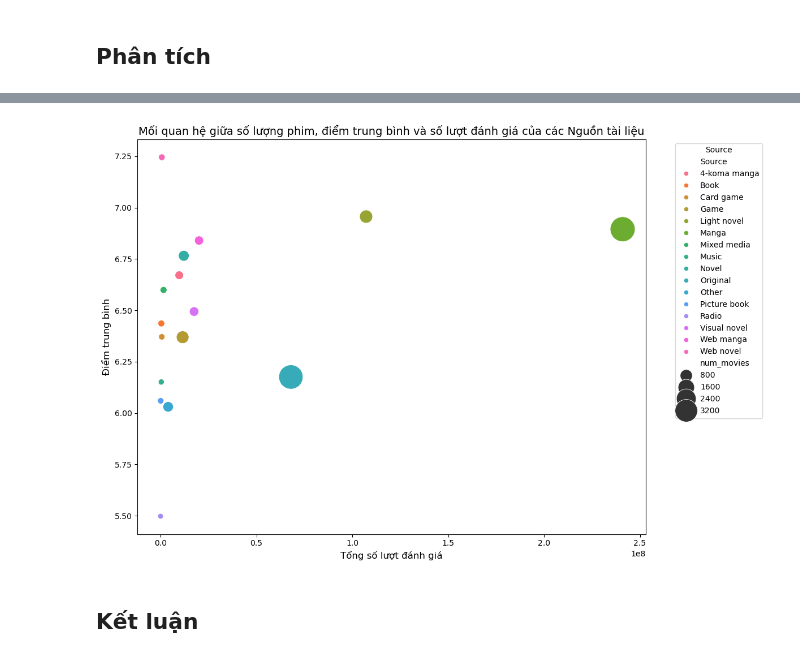
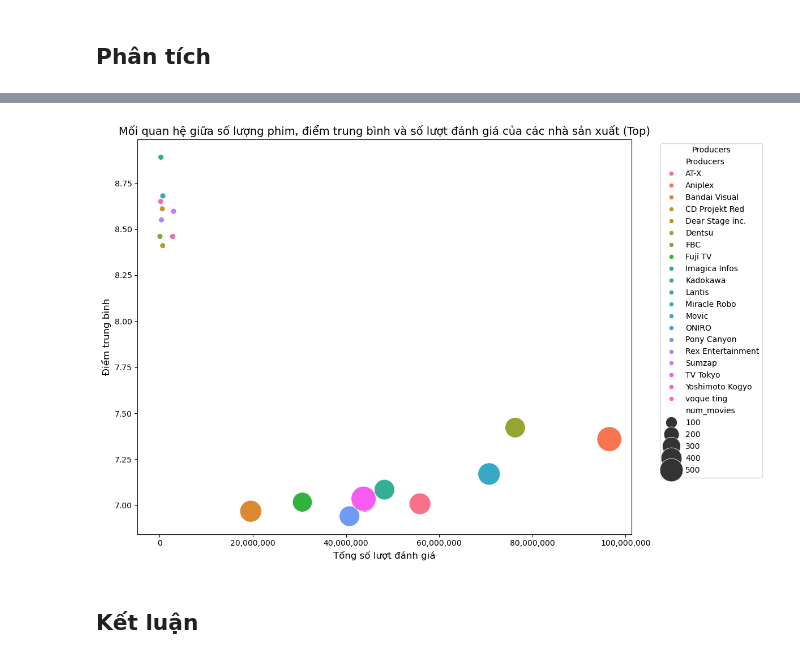
Before and after one commit to V1nk4n/Intro2DS_FinalProject, a Jupyter notebook: data_questions/question_thienanta1501_2.ipynb, the cells around one changed output, grey strips where cells are left out. Saved outputs shown, nothing was run; the diff lists cells and outputs as text; code cells hidden in the pictures.

```diff
--- a/data_questions/question_thienanta1501_2.ipynb
+++ b/data_questions/question_thienanta1501_2.ipynb
@@ -56,5 +80,4 @@ Phần trăm các giá trị 'UNKNOWN' trong cột 'Source': 7.53%
 # %%
-# Với số lượng ít hơn 10% này ta sẽ tiến hành xóa các hàng này luôn
-cleaned_df = cleaned_df[cleaned_df['Source'] != 'UNKNOWN']
+cleaned_df = cleaned_df[cleaned_df['Producers'] != 'UNKNOWN']
 # %%
 # Check kết quả
@@ -63,0 +89,5 @@ print(cleaned_df[cleaned_df['Source'] == 'UNKNOWN'].shape[0])
+# %%
+cleaned_df['Producers'] = cleaned_df['Producers'].str.split(', ')
+cleaned_df = cleaned_df.explode('Producers')
+cleaned_df.head()
+#Xem thử kết quả sau khi explode
@@ -114,42 +175,60 @@ plt.show()
 # %%
-# Tính số lượng phim, điểm trung bình và tổng số lượt đánh giá cho mỗi nguồn
-source_stats = cleaned_df.groupby('Source').agg(
-    num_movies=('Source', 'size'),          # Số lượng phim
-    avg_score=('Score', 'mean'),            # Điểm trung bình
-    total_reviews=('Scored By', 'sum')      # Tổng số lượt đánh giá
+import matplotlib.ticker as ticker
+
+# Tính top nhà sản xuất theo điểm trung bình
+top_score_producers = (
+    cleaned_df.groupby('Producers')['Score'].mean()
+    .sort_values(ascending=False)
+    .head(10).index
+)
+
+# Tính top nhà sản xuất theo số lượng phim
+top_count_producers = cleaned_df['Producers'].value_counts().head(10).index
+
+# Kết hợp hai danh sách
+top_producers = set(top_score_producers).union(top_count_producers)
+
+# Lọc dữ liệu cho các nhà sản xuất này
+filtered_df = cleaned_df[cleaned_df['Producers'].isin(top_producers)]
+
+# Tính số lượng phim, điểm trung bình, tổng số lượt đánh giá
+producers_stats = filtered_df.groupby('Producers').agg(
+    num_movies=('Producers', 'size'),
+    avg_score=('Score', 'mean'),
+    total_reviews=('Scored By', 'sum')
 ).reset_index()
 
-# Sử dụng bảng màu husl để có màu bão hòa
-n_sources = len(source_stats['Source'].unique())  # Số lượng nguồn
-palette = sns.color_palette("husl", n_colors=n_sources)
-
-# Vẽ bubble plot
+# Vẽ biểu đồ Bubble Plot
 plt.figure(figsize=(12, 8))
 bubble_plot = sns.scatterplot(
-    data=source_stats,
+    data=producers_stats,
     x='total_reviews',
     y='avg_score',
-    size='num_movies',          # Kích thước bong bóng là số lượng phim
-    sizes=(50, 1000),           # Điều chỉnh kích thước bong bóng
-    hue='Source',               # Sử dụng Source để làm màu
-    palette=palette,             # Bảng màu
-    legend='brief'              # Hiển thị legend
+    size='num_movies',
+    sizes=(50, 1000),
+    hue='Producers',
+    palette=sns.color_palette("husl", len(producers_stats)),
+    legend='brief'
 )
 
-# Điều chỉnh tiêu đề và nhãn
-plt.title('Mối quan hệ giữa số lượng phim, điểm trung bình và số lượt đánh giá của các Nguồn tài liệu', fontsize=14)
+# Tùy chỉnh tiêu đề và nhãn
+plt.title('Mối quan hệ giữa số lượng phim, điểm trung bình và số lượt đánh giá của các nhà sản xuất (Top)', fontsize=14)
 plt.xlabel('Tổng số lượt đánh giá', fontsize=12)
 plt.ylabel('Điểm trung bình', fontsize=12)
 
-# Hiển thị legend với tên các nguồn
+# Định dạng trục x để hiển thị rõ số lớn
+ax = plt.gca()
+ax.xaxis.set_major_formatter(ticker.FuncFormatter(lambda x, _: f'{int(x):,}'))  # Thêm dấu phẩy ngăn cách hàng nghìn
+
+# Cấu hình legend
 handles, labels = bubble_plot.get_legend_handles_labels()
-plt.legend(handles=handles, labels=labels, title='Source', bbox_to_anchor=(1.05, 1), loc='upper left', fontsize=10)
+plt.legend(handles=handles, labels=labels, title='Producers', bbox_to_anchor=(1.05, 1), loc='upper left', fontsize=10)
 
 # Tinh chỉnh bố cục
 plt.tight_layout()
 plt.show()
 # %% [output]
-[figure, old version]
+[figure, new version]
 # %% [markdown]
 ## Kết luận
 # %% [markdown]
```
Also changed, not shown: parts of 15 cells of this notebook, 2 other files.
